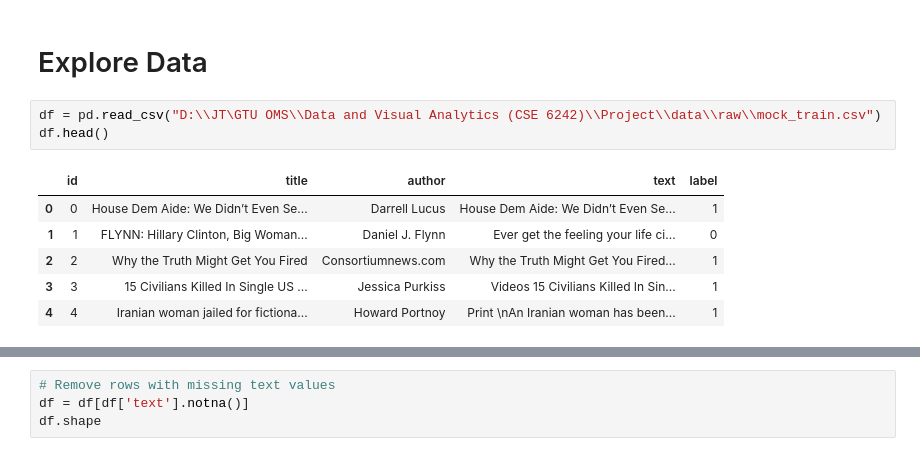
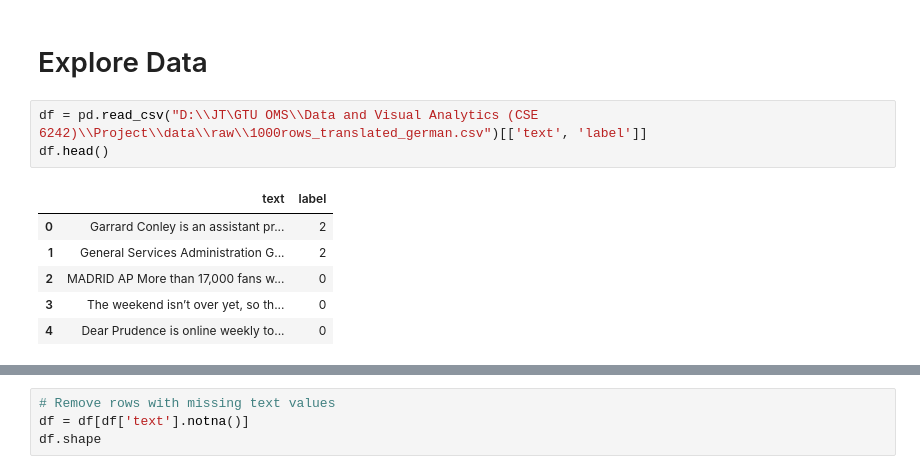
Before and after one commit to JosephTheuri/FakeNewsDetection, a Jupyter notebook: notebook/clean.ipynb, the cells around one changed output, grey strips where cells are left out. Cells and saved outputs as stored; diff of their text form.

```diff
--- a/notebook/clean.ipynb
+++ b/notebook/clean.ipynb
@@ -7,12 +7,12 @@ import pandas as pd
 # %% [markdown]
 # Explore Data
 # %%
-df = pd.read_csv("D:\\JT\GTU OMS\\Data and Visual Analytics (CSE 6242)\\Project\\data\\raw\\mock_train.csv")
+df = pd.read_csv("D:\\JT\GTU OMS\\Data and Visual Analytics (CSE 6242)\\Project\\data\\raw\\1000rows_translated_german.csv")[['text', 'label']]
 df.head()
 # %% [output]
-|  | id | title | author | text | label |
-| 0 | 0 | House Dem Aide: We Didn’t Even Se... | Darrell Lucus | House Dem Aide: We Didn’t Even Se... | 1 |
-| 1 | 1 | FLYNN: Hillary Clinton, Big Woman... | Daniel J. Flynn | Ever get the feeling your life ci... | 0 |
-| 2 | 2 | Why the Truth Might Get You Fired | Consortiumnews.com | Why the Truth Might Get You Fired... | 1 |
-| 3 | 3 | 15 Civilians Killed In Single US ... | Jessica Purkiss | Videos 15 Civilians Killed In Sin... | 1 |
-| 4 | 4 | Iranian woman jailed for fictiona... | Howard Portnoy | Print \nAn Iranian woman has been... | 1 |
+|  | text | label |
+| 0 | Garrard Conley is an assistant pr... | 2 |
+| 1 | General Services Administration G... | 2 |
+| 2 | MADRID AP More than 17,000 fans w... | 0 |
+| 3 | The weekend isn’t over yet, so th... | 0 |
+| 4 | Dear Prudence is online weekly to... | 0 |
```
Also changed, not shown: parts of 28 cells of this notebook, 30 other files.
